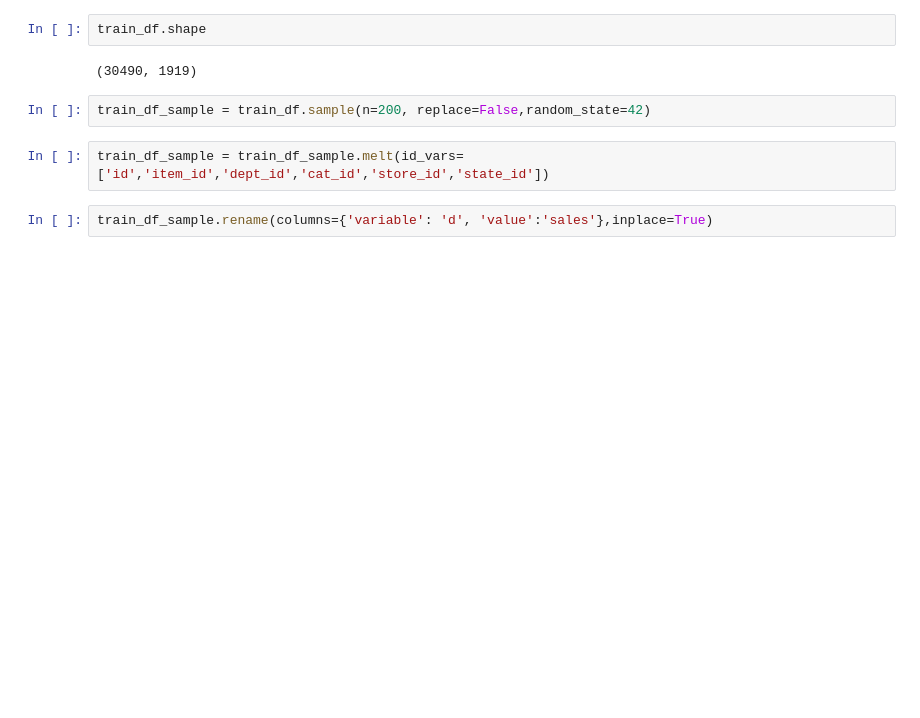
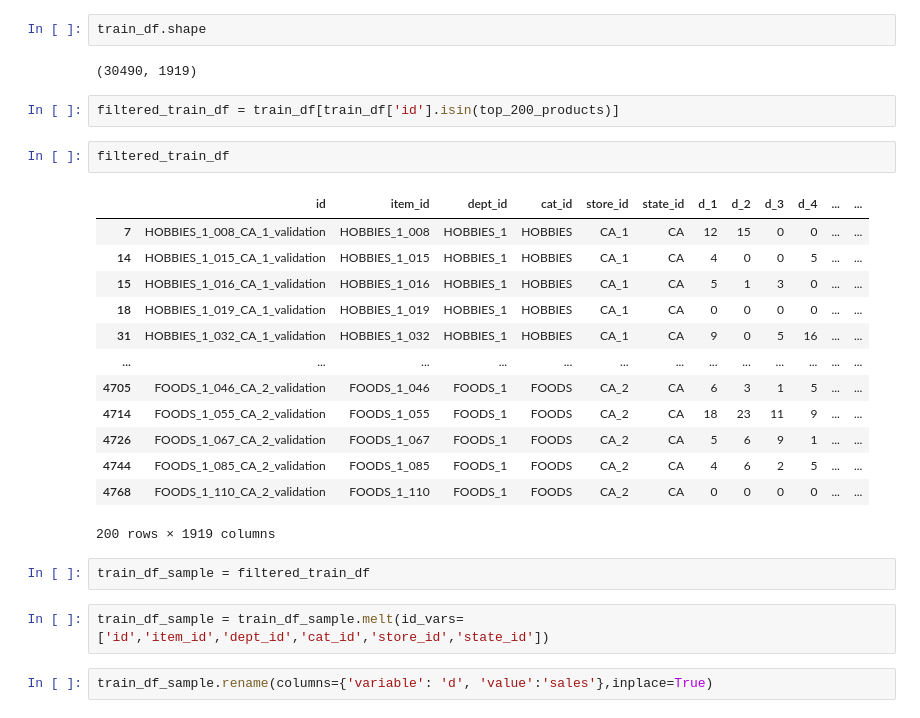
Before and after one commit to jonasge1992/walmart, a Jupyter notebook: notebooks/preprocess_LL.ipynb, the cells around one changed output. Cells and saved outputs as stored; diff of their text form; blank space fills up the shorter version.

```diff
--- a/notebooks/preprocess_LL.ipynb
+++ b/notebooks/preprocess_LL.ipynb
@@ -39,8 +43,26 @@ calendar_df.head()
 train_df.shape
 # %% [output]
 (30490, 1919)
-# %%
-train_df_sample = train_df.sample(n=200, replace=False,random_state=42)
+# %%
+filtered_train_df = train_df[train_df['id'].isin(top_200_products)]
+# %%
+filtered_train_df
+# %% [output]
+|  | id | item_id | dept_id | cat_id | store_id | state_id | d_1 | d_2 | d_3 | d_4 | ... | ... |
+| 7 | HOBBIES_1_008_CA_1_validation | HOBBIES_1_008 | HOBBIES_1 | HOBBIES | CA_1 | CA | 12 | 15 | 0 | 0 | ... | ... |
+| 14 | HOBBIES_1_015_CA_1_validation | HOBBIES_1_015 | HOBBIES_1 | HOBBIES | CA_1 | CA | 4 | 0 | 0 | 5 | ... | ... |
+| 15 | HOBBIES_1_016_CA_1_validation | HOBBIES_1_016 | HOBBIES_1 | HOBBIES | CA_1 | CA | 5 | 1 | 3 | 0 | ... | ... |
+| 18 | HOBBIES_1_019_CA_1_validation | HOBBIES_1_019 | HOBBIES_1 | HOBBIES | CA_1 | CA | 0 | 0 | 0 | 0 | ... | ... |
+| 31 | HOBBIES_1_032_CA_1_validation | HOBBIES_1_032 | HOBBIES_1 | HOBBIES | CA_1 | CA | 9 | 0 | 5 | 16 | ... | ... |
+| ... | ... | ... | ... | ... | ... | ... | ... | ... | ... | ... | ... | ... |
+| 4705 | FOODS_1_046_CA_2_validation | FOODS_1_046 | FOODS_1 | FOODS | CA_2 | CA | 6 | 3 | 1 | 5 | ... | ... |
+| 4714 | FOODS_1_055_CA_2_validation | FOODS_1_055 | FOODS_1 | FOODS | CA_2 | CA | 18 | 23 | 11 | 9 | ... | ... |
+| 4726 | FOODS_1_067_CA_2_validation | FOODS_1_067 | FOODS_1 | FOODS | CA_2 | CA | 5 | 6 | 9 | 1 | ... | ... |
+| 4744 | FOODS_1_085_CA_2_validation | FOODS_1_085 | FOODS_1 | FOODS | CA_2 | CA | 4 | 6 | 2 | 5 | ... | ... |
+| 4768 | FOODS_1_110_CA_2_validation | FOODS_1_110 | FOODS_1 | FOODS | CA_2 | CA | 0 | 0 | 0 | 0 | ... | ... |
+200 rows × 1919 columns
+# %%
+train_df_sample = filtered_train_df
 # %%
 train_df_sample = train_df_sample.melt(id_vars=['id','item_id','dept_id','cat_id','store_id','state_id'])
 # %%
```
Also changed, not shown: parts of 6 cells of this notebook, 1 other file.
